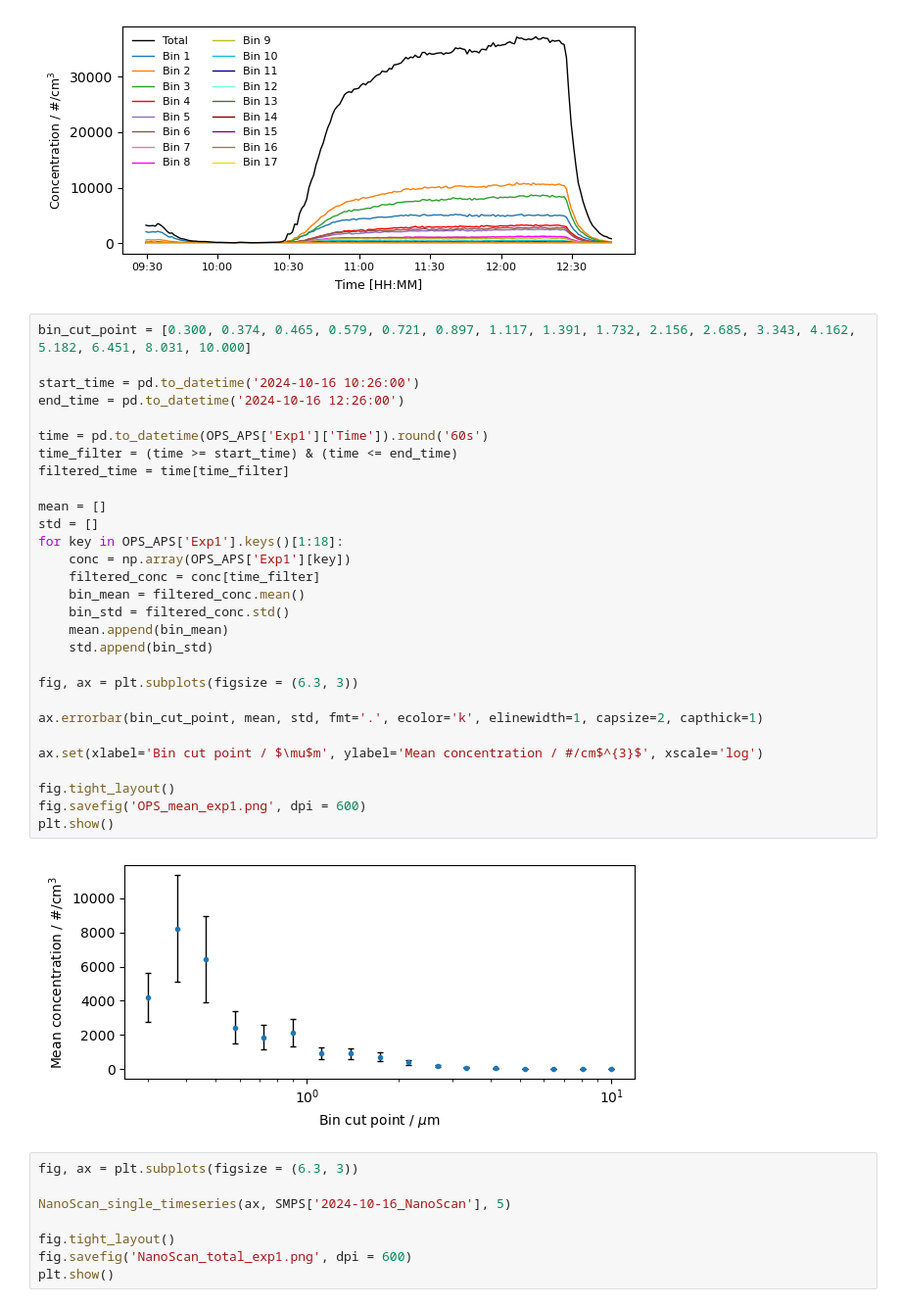
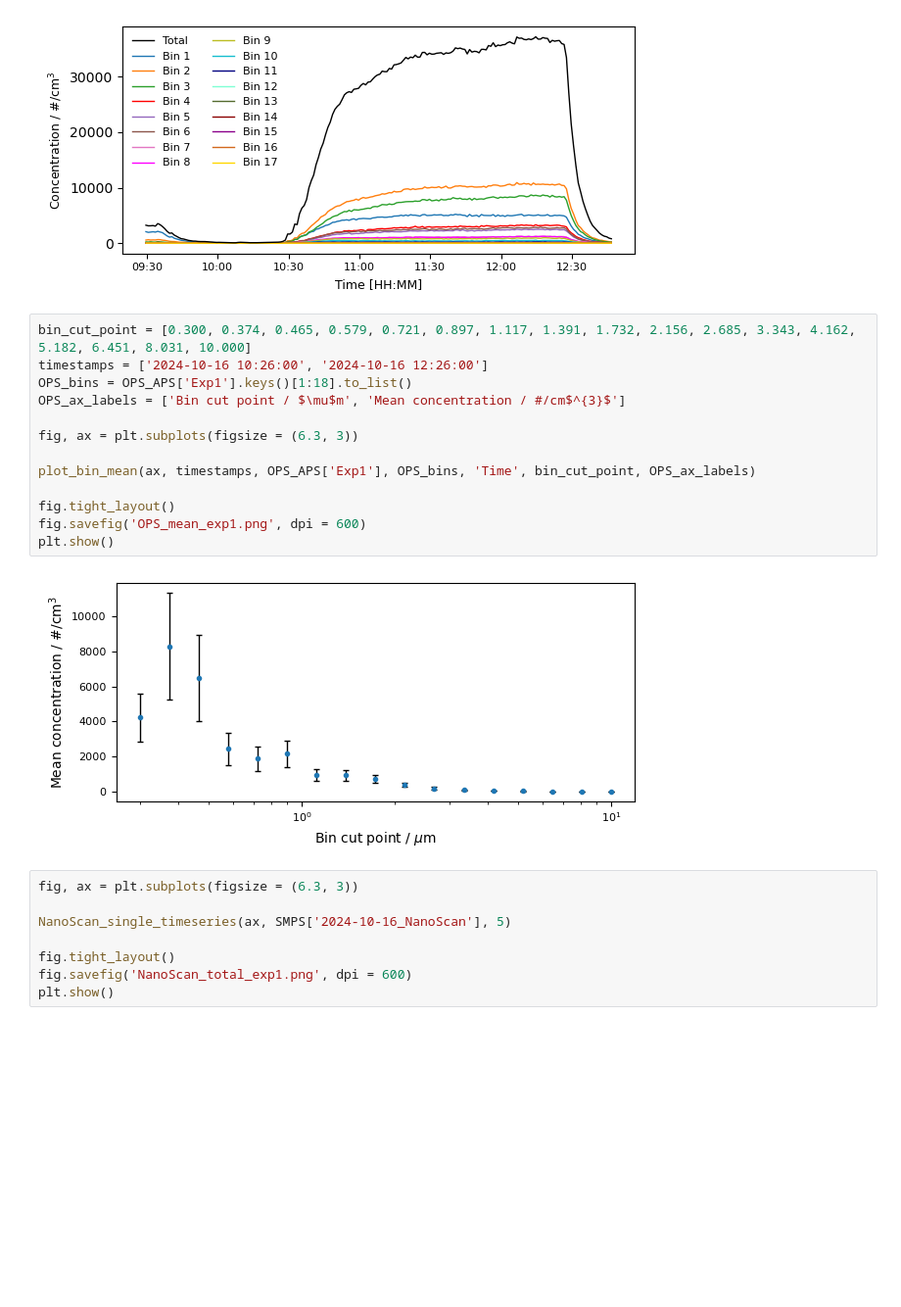
Before and after one commit to Normann25/Master-thesis, a Jupyter notebook: Lund Brake Wear/Exp1.ipynb, the cells around one changed output. Shown: that part at 98% size. Drawn from its saved outputs; the diff is of its cells as text; blank space fills up the shorter version.

```diff
--- a/Lund Brake Wear/Exp1.ipynb
+++ b/Lund Brake Wear/Exp1.ipynb
@@ -58,35 +33,19 @@ plt.show()
 [figure]
 # %%
 bin_cut_point = [0.300, 0.374, 0.465, 0.579, 0.721, 0.897, 1.117, 1.391, 1.732, 2.156, 2.685, 3.343, 4.162, 5.182, 6.451, 8.031, 10.000]
-
-start_time = pd.to_datetime('2024-10-16 10:26:00')
-end_time = pd.to_datetime('2024-10-16 12:26:00')
-
-time = pd.to_datetime(OPS_APS['Exp1']['Time']).round('60s')
-time_filter = (time >= start_time) & (time <= end_time)
-filtered_time = time[time_filter]
-
-mean = []
-std = []
-for key in OPS_APS['Exp1'].keys()[1:18]:
-    conc = np.array(OPS_APS['Exp1'][key])
-    filtered_conc = conc[time_filter]
-    bin_mean = filtered_conc.mean()
-    bin_std = filtered_conc.std()
-    mean.append(bin_mean)
-    std.append(bin_std)
+timestamps = ['2024-10-16 10:26:00', '2024-10-16 12:26:00']
+OPS_bins = OPS_APS['Exp1'].keys()[1:18].to_list()
+OPS_ax_labels = ['Bin cut point / $\mu$m', 'Mean concentration / #/cm$^{3}$']
 
 fig, ax = plt.subplots(figsize = (6.3, 3))
 
-ax.errorbar(bin_cut_point, mean, std, fmt='.', ecolor='k', elinewidth=1, capsize=2, capthick=1)
-
-ax.set(xlabel='Bin cut point / $\mu$m', ylabel='Mean concentration / #/cm$^{3}$', xscale='log')
+plot_bin_mean(ax, timestamps, OPS_APS['Exp1'], OPS_bins, 'Time', bin_cut_point, OPS_ax_labels)
 
 fig.tight_layout()
 fig.savefig('OPS_mean_exp1.png', dpi = 600)
 plt.show()
 # %% [output]
-[figure, old version]
+[figure, new version]
 # %%
 fig, ax = plt.subplots(figsize = (6.3, 3))
 
```
Also changed, not shown: parts of 3 cells of this notebook, 3 other files.
